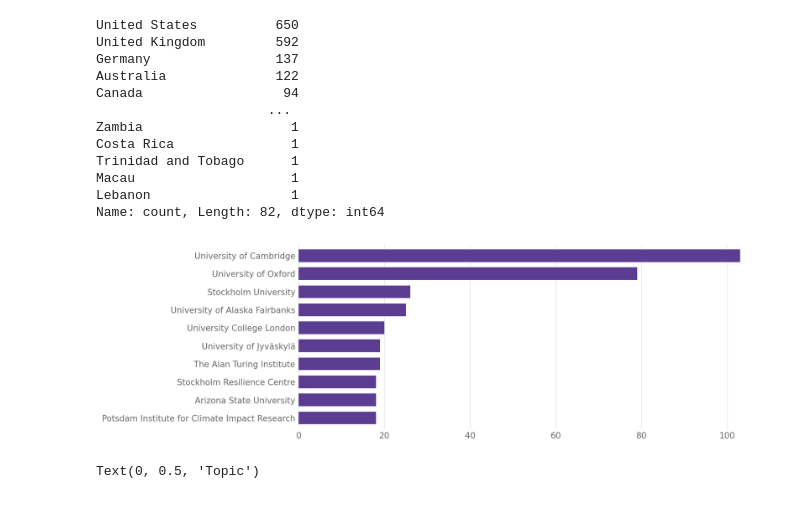
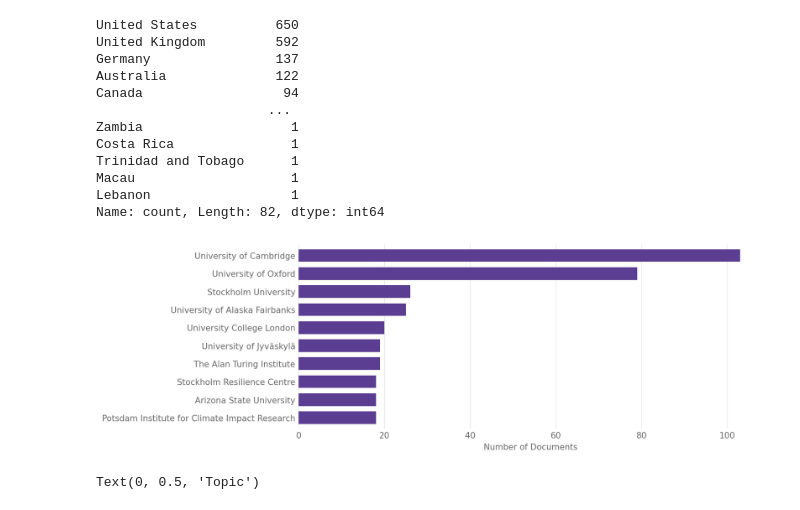
Before and after one commit to florianjehn/bibliometrics, a Jupyter notebook: scripts/overall_visualizations.ipynb, the cells around one changed output. Saved outputs shown, nothing was run; the diff lists cells and outputs as text; code cells hidden in the pictures.

Commit message:
Updated plot names and saves

```diff
--- a/scripts/overall_visualizations.ipynb
+++ b/scripts/overall_visualizations.ipynb
@@ -255,34 +259,37 @@ def extract_display_names(df, column_name):
             return dict_obj['display_name']
         except:
             return None
 
     # Split the column by '|' and apply the parsing function
     df['display_names'] = df[column_name].str.split('|').apply(
         lambda x: [parse_and_extract(d) for d in x if d]
     )
 
     return df
 
 
 remerged_data_for_orgs = extract_display_names(remerged_data_for_orgs, 'authorships.institutions')
 
 # Create a list of all the organizations
 all_orgs = [org for org_list in remerged_data_for_orgs['display_names'] for org in org_list]
 # Remove the empty organizations
 all_orgs = [org for org in all_orgs if org != ""]
 # Remove "Open Targets", "Deutsche Gesellschaft für Internationale Zusammenarbeit", "Global Environment Facility" and "Action Network"
 # as they are all false positives from the same entry
 all_orgs = [org for org in all_orgs if org != "Open Targets"]
 all_orgs = [org for org in all_orgs if org != "Deutsche Gesellschaft für Internationale Zusammenarbeit"]
 all_orgs = [org for org in all_orgs if org != "Action Network"]
 all_orgs = [org for org in all_orgs if org != "Global Environment Facility"]
 
 # Count how often each organization appears
 org_counts = pd.Series(all_orgs).value_counts()
 org_counts.head(10).sort_values().plot(kind="barh", color=main_color, width=0.7)
 plt.gca().yaxis.grid(False)
+plt.xlabel("Number of Documents")
+
+plt.savefig(f"results{os.sep}figure_S5.png", bbox_inches="tight", dpi=300)
 # %% [output]
-[figure, old version]
+[figure, new version]
 # %%
 # Detect the main topics for the whole dataset
 topics = remerged_data["topics.field.display_name"].str.split("|").explode().value_counts()
```
Also changed, not shown: parts of 8 cells of this notebook, 18 other files.
